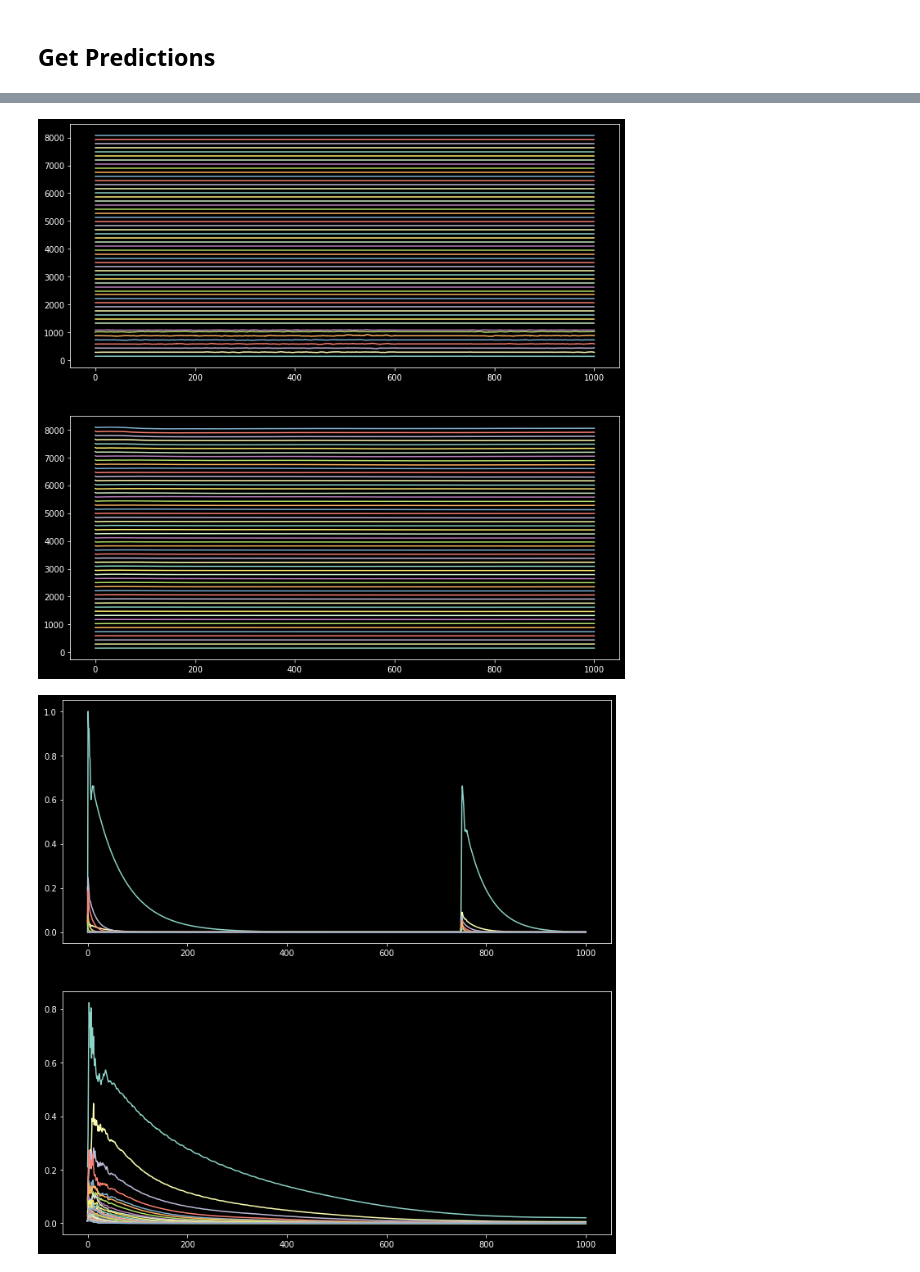
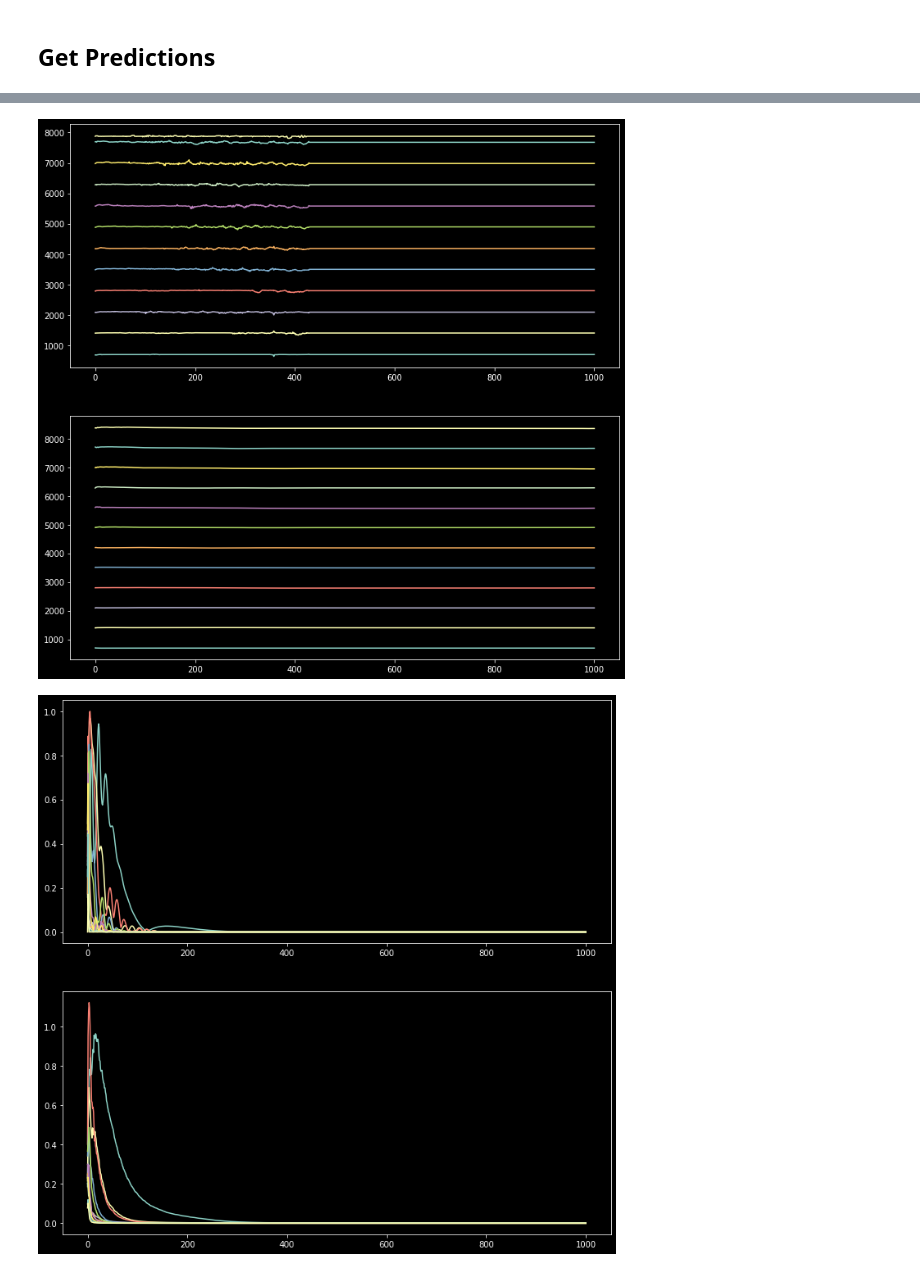
Before and after one commit to TheSoundOfAIOSR/rg_sound_generation, a Jupyter notebook: timbre_conditioned_vae/predict.ipynb, the cells around one changed output, grey strips where cells are left out. Cells and saved outputs as stored; diff of their text form; code cells hidden in the pictures.

Commit message:
decoder only predictions

```diff
--- a/timbre_conditioned_vae/predict.ipynb
+++ b/timbre_conditioned_vae/predict.ipynb
@@ -16,23 +16,24 @@ WARNING:root:Argument whitelist is deprecated. Please use allowlist.
 ## Setup Config, Load Test Set and Model
 # %%
 conf = localconfig.LocalConfig()
-conf.load_config_from_file("checkpoints/Default_baseline4.json")
+conf.load_config_from_file("checkpoints/Default_decoder_only.json")
 conf.dataset_dir = "complete_dataset"
 
 _, _, test = dataset.get_dataset(conf)
 test_iterable = iter(test)
 
-vae = model.create_vae(conf)
-vae.load_weights("checkpoints/8_baseline4_1.727.h5")
+vae = model.create_vae(conf) if conf.use_encoder else model.create_decoder(conf)
+vae.load_weights("checkpoints/21_decoder_only_2.03.h5")
 
-encoder = model.create_encoder(conf)
-encoder_weights = vae.layers[1].get_weights()
-encoder.set_weights(encoder_weights)
+if conf.use_encoder:
+    encoder = model.create_encoder(conf)
+    encoder_weights = vae.layers[1].get_weights()
+    encoder.set_weights(encoder_weights)
 
-z, p, i, v = model.decoder_inputs(conf)
+    z, p, i, v = model.decoder_inputs(conf)
 
-decoder_output = vae.layers[-1]([z, p, v, i])
-decoder = tf.keras.Model([z, p, i, v], decoder_output)
+    decoder_output = vae.layers[-1]([z, p, v, i])
+    decoder = tf.keras.Model([z, p, i, v], decoder_output)
 # %%
 z_mean, z_log_variance = None, None
 
@@ -79,13 +80,20 @@ def get_prediction(batch, **kwargs):
         desired_z = kwargs.get("z")
         using_z = True
 
-    z, z_mean, z_log_variance = encoder.predict(h)
+    if conf.use_encoder:
+        z, z_mean, z_log_variance = encoder.predict(h)
+        inputs = [z, note_number, instrument_id, velocity]
+    else:
+        inputs = [note_number, velocity, instrument_id]
 
     if using_z:
-        pred = decoder.predict([desired_z, note_number, instrument_id, velocity])
+        inputs[0] = desired_z
         print("Using custom z")
+
+    if conf.use_encoder:
+        pred = decoder.predict(inputs)
     else:
-        pred = decoder.predict([z, note_number, instrument_id, velocity])
+        pred = vae.predict(inputs)
     pitch = 40 + tf.argmax(note_number[0])
     f0_from_note = tsms.core.midi_to_hz(
         tf.cast(pitch, dtype=tf.float32)
@@ -181,8 +210,8 @@ batch = next(test_iterable)
 # %%
 gt, pred = save_predictions(
     batch, "", display=True,
-    z=get_sample(),
-    instrument_id=9,
-    note_number=10
+    # z=get_sample(),
+    # instrument_id=9,
+    # note_number=10
 )
 # %% [output]
@@ -192,5 +221,5 @@ Using custom z
-[figure, old version]
+[figure, new version]
-[figure, old version]
+[figure, new version]
 # %%
 Audio(gt, rate=conf.sample_rate)
 # %% [output]
```
Also changed, not shown: parts of 3 cells of this notebook, 1 other file.
